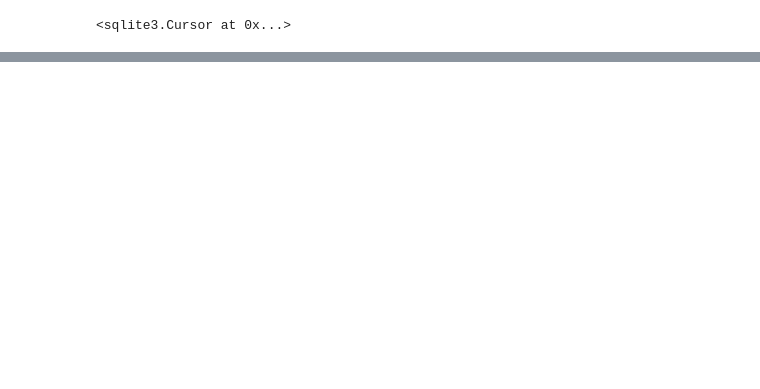
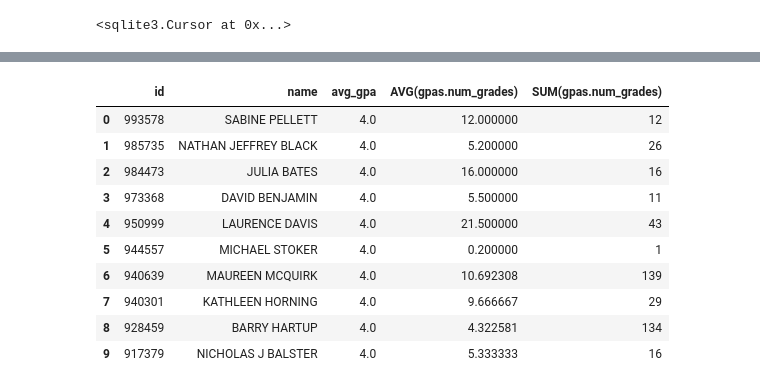
Before and after one commit to crypticrk/UW-Madsion-Dataset-Analysis, a Jupyter notebook: UW Madison Dataset Analyis.ipynb, the cells around one changed output, grey strips where cells are left out. Saved outputs shown, nothing was run; the diff lists cells and outputs as text; code cells hidden in the pictures; blank space fills up the shorter version.

```diff
--- a/UW Madison Dataset Analyis.ipynb
+++ b/UW Madison Dataset Analyis.ipynb
@@ -687,0 +706,26 @@ cursor.execute("""
+# %%
+pd.read_sql(""" SELECT id, name,
+  SUM(gpas.gpa * gpas.num_grades) / SUM(gpas.num_grades) as avg_gpa,
+  AVG(gpas.num_grades),
+  SUM(gpas.num_grades)
+
+  FROM instructors i
+  INNER JOIN teachings t ON i.id = t.instructor_id
+  INNER JOIN sections s ON s.uuid = t.section_uuid
+  INNER JOIN section_gpas gpas ON gpas.course_offering_uuid = s.course_offering_uuid AND gpas.section_number = s.number
+  GROUP BY i.id
+  ORDER BY avg_gpa DESC
+  LIMIT 10
+""", conn)
+# %% [output]
+|  | id | name | avg_gpa | AVG(gpas.num_grades) | SUM(gpas.num_grades) |
+| 0 | 993578 | SABINE PELLETT | 4.0 | 12.000000 | 12 |
+| 1 | 985735 | NATHAN JEFFREY BLACK | 4.0 | 5.200000 | 26 |
+| 2 | 984473 | JULIA BATES | 4.0 | 16.000000 | 16 |
+| 3 | 973368 | DAVID BENJAMIN | 4.0 | 5.500000 | 11 |
+| 4 | 950999 | LAURENCE DAVIS | 4.0 | 21.500000 | 43 |
+| 5 | 944557 | MICHAEL STOKER | 4.0 | 0.200000 | 1 |
+| 6 | 940639 | MAUREEN MCQUIRK | 4.0 | 10.692308 | 139 |
+| 7 | 940301 | KATHLEEN HORNING | 4.0 | 9.666667 | 29 |
+| 8 | 928459 | BARRY HARTUP | 4.0 | 4.322581 | 134 |
+| 9 | 917379 | NICHOLAS J BALSTER | 4.0 | 5.333333 | 16 |
```
Also changed, not shown: parts of 6 cells of this notebook.
